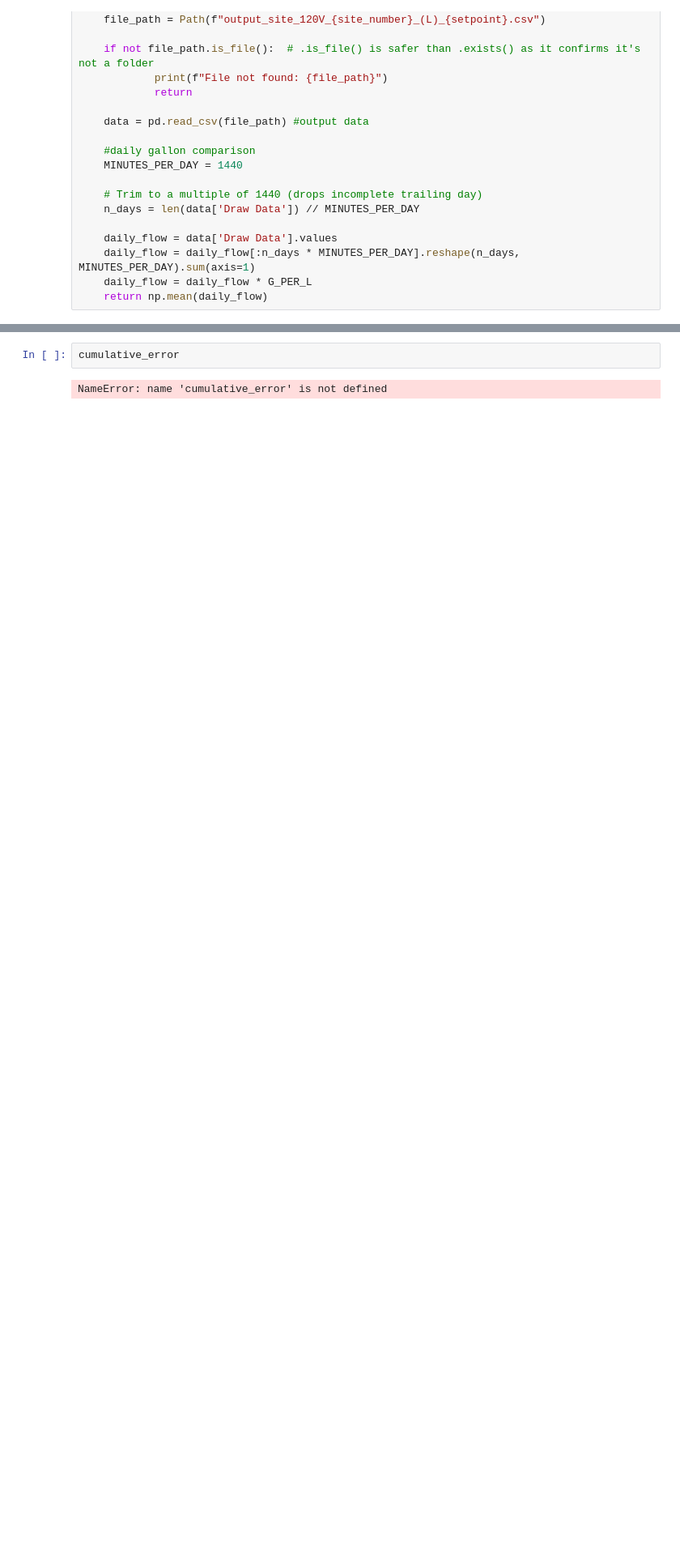
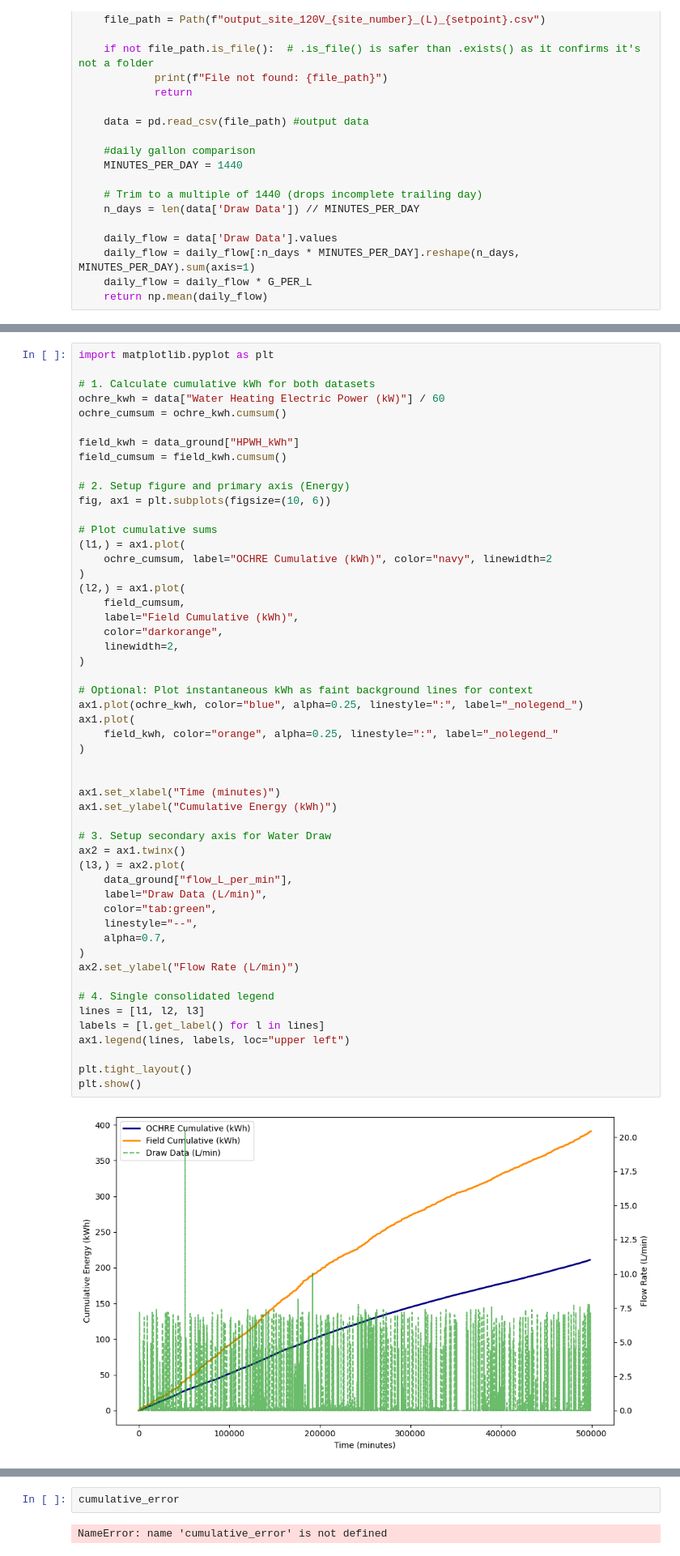
Before and after one commit to Jae-Domain/OCHRE, a Jupyter notebook: bin/120V_site_output/120V_generate_graphics.ipynb, the cells around one changed output, grey strips where cells are left out. Shown at 81% size. Cells and saved outputs as stored; diff of their text form; blank space fills up the shorter version.

```diff
--- a/bin/120V_site_output/120V_generate_graphics.ipynb
+++ b/bin/120V_site_output/120V_generate_graphics.ipynb
@@ -676,3 +788,57 @@ NameError: name 'ground_kwh' is not defined
+# %%
+import matplotlib.pyplot as plt
+
+# 1. Calculate cumulative kWh for both datasets
+ochre_kwh = data["Water Heating Electric Power (kW)"] / 60
+ochre_cumsum = ochre_kwh.cumsum()
+
+field_kwh = data_ground["HPWH_kWh"]
+field_cumsum = field_kwh.cumsum()
+
+# 2. Setup figure and primary axis (Energy)
+fig, ax1 = plt.subplots(figsize=(10, 6))
+
+# Plot cumulative sums
+(l1,) = ax1.plot(
+    ochre_cumsum, label="OCHRE Cumulative (kWh)", color="navy", linewidth=2
+)
+(l2,) = ax1.plot(
+    field_cumsum,
+    label="Field Cumulative (kWh)",
+    color="darkorange",
+    linewidth=2,
+)
+
+# Optional: Plot instantaneous kWh as faint background lines for context
+ax1.plot(ochre_kwh, color="blue", alpha=0.25, linestyle=":", label="_nolegend_")
+ax1.plot(
+    field_kwh, color="orange", alpha=0.25, linestyle=":", label="_nolegend_"
+)
+
+
+ax1.set_xlabel("Time (minutes)")
+ax1.set_ylabel("Cumulative Energy (kWh)")
+
+# 3. Setup secondary axis for Water Draw
+ax2 = ax1.twinx()
+(l3,) = ax2.plot(
+    data_ground["flow_L_per_min"],
+    label="Draw Data (L/min)",
+    color="tab:green",
+    linestyle="--",
+    alpha=0.7,
+)
+ax2.set_ylabel("Flow Rate (L/min)")
+
+# 4. Single consolidated legend
+lines = [l1, l2, l3]
+labels = [l.get_label() for l in lines]
+ax1.legend(lines, labels, loc="upper left")
+
+plt.tight_layout()
+plt.show()
+# %% [output]
+[figure, added]
 # %%
 #Compute power error of sites
 from pathlib import Path
```
Also changed, not shown: parts of 5 cells of this notebook.
